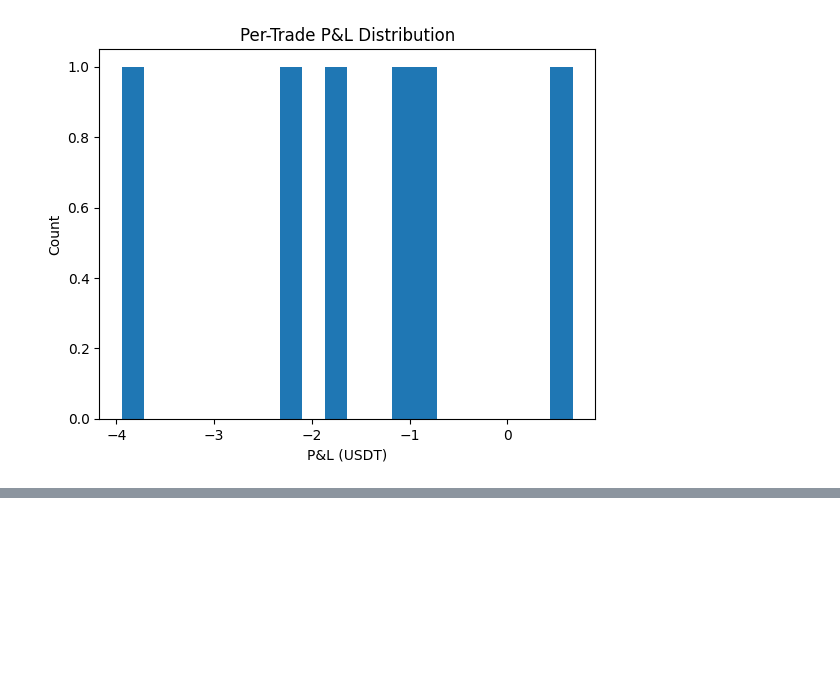
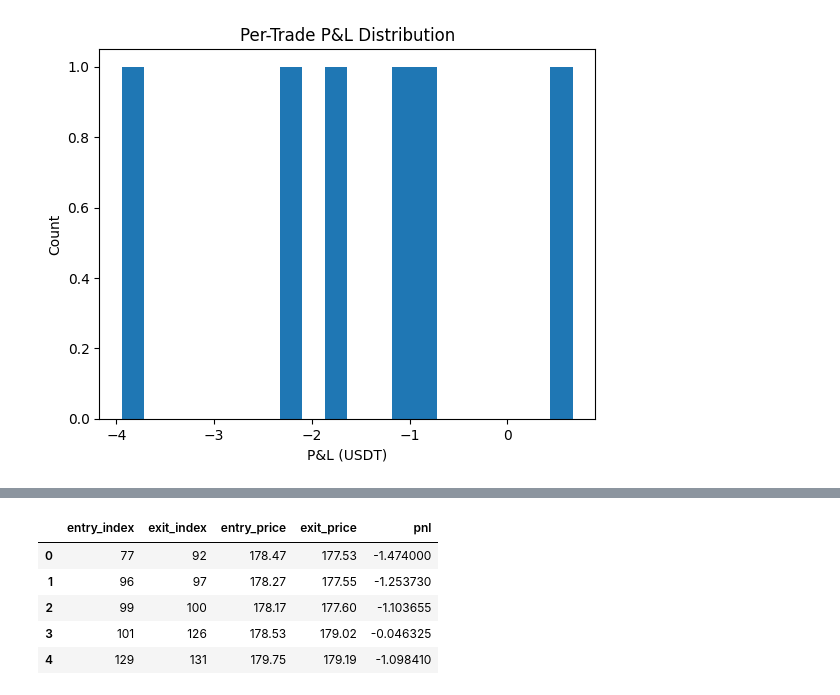
Before and after one commit to elijahmendezcs/solanabot, a Jupyter notebook: dashboard.ipynb, the cells around one changed output, grey strips where cells are left out. Saved outputs shown, nothing was run; the diff lists cells and outputs as text; code cells hidden in the pictures; blank space fills up the shorter version.

```diff
--- a/dashboard.ipynb
+++ b/dashboard.ipynb
@@ -114,3 +114,13 @@ plt.ylabel("Count")
 plt.show()
 # %% [output]
 [figure]
+# %%
+# ─── Cell: MACD Backtest & Load Trades ────────────────────────────────────────
+from backtest_macd import run_backtest_macd
+import pandas as pd
+
+# Run the MACD backtest and build a DataFrame
+res_macd = run_backtest_macd()
+df_macd = pd.DataFrame(res_macd["trades"])
+df_macd.head()
+# %% [output]
@@ -116,0 +129,6 @@ plt.show()
+|  | entry_index | exit_index | entry_price | exit_price | pnl |
+| 0 | 77 | 92 | 178.47 | 177.53 | -1.474000 |
+| 1 | 96 | 97 | 178.27 | 177.55 | -1.253730 |
+| 2 | 99 | 100 | 178.17 | 177.60 | -1.103655 |
+| 3 | 101 | 126 | 178.53 | 179.02 | -0.046325 |
+| 4 | 129 | 131 | 179.75 | 179.19 | -1.098410 |
```
Also changed, not shown: parts of 4 cells of this notebook, 6 other files.
